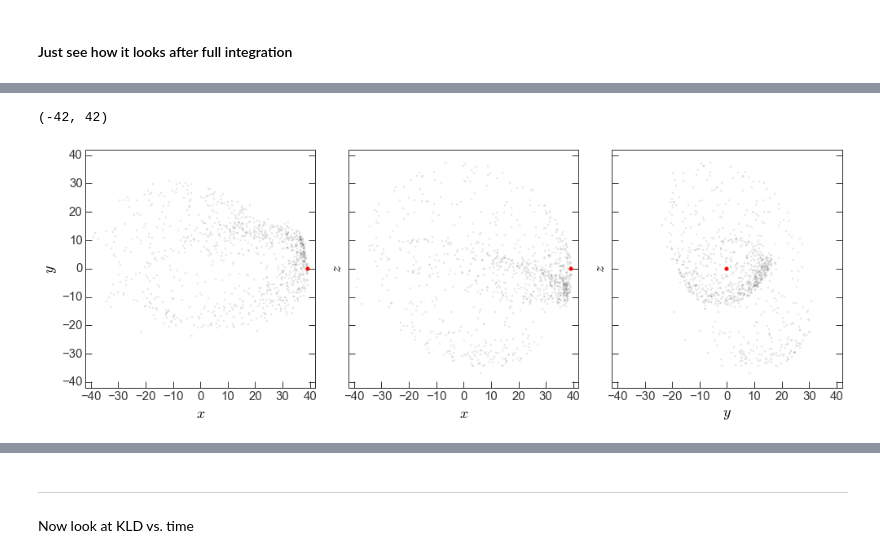
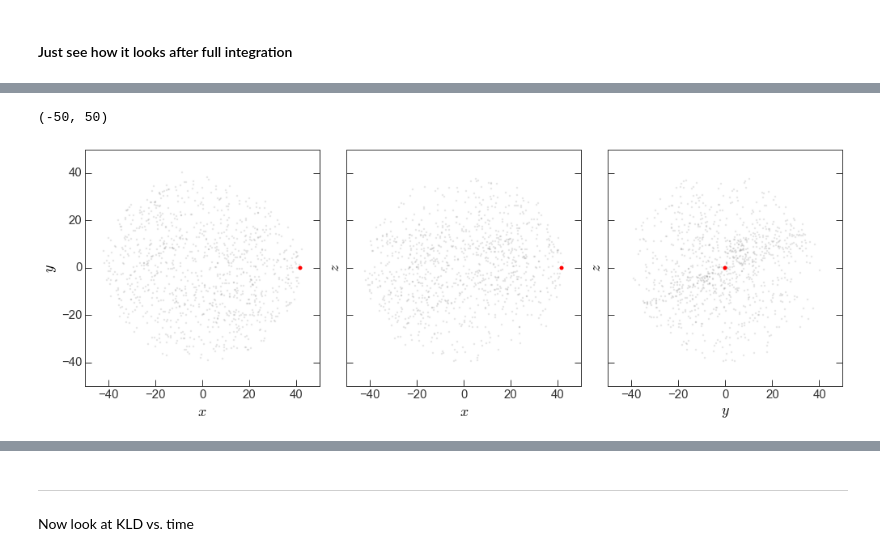
Before and after one commit to adrn/StreamMorphology, a Jupyter notebook: notebooks/Figure - two orbits.ipynb, the cells around one changed output, grey strips where cells are left out. Cells and saved outputs as stored; diff of their text form; code cells hidden in the pictures.

```diff
--- a/notebooks/Figure - two orbits.ipynb
+++ b/notebooks/Figure - two orbits.ipynb
@@ -365,15 +389,15 @@ fig.tight_layout()
 # slow_fast_w0 = np.array([[9.849999999999998, 0.0, 14.349999999999998, 0.0, 0.2057518218440997, 0.0],
 #                          [9.849999999999998, 0.0, 14.599999999999998, 0.0, 0.20456828999924367, 0.0]])
 # %%
-evtime = 12000.
+evtime = 100000.
 # %%
 slow_w0,dt,slow_nsteps,slow_apo_ixes = peri_to_apo(slow_fast_w0[0], potential, evolution_time=evtime)
 fast_w0,dt,fast_nsteps,fast_apo_ixes = peri_to_apo(slow_fast_w0[1], potential, evolution_time=evtime)
 # %% [markdown]
 #### Just see how it looks after full integration
 # %%
-slow_ball_w0 = create_ball(slow_w0, potential, m_scale=2500000., N=1000)
-fast_ball_w0 = create_ball(fast_w0, potential, m_scale=2500000., N=1000)
+slow_ball_w0 = create_ball(slow_w0, potential, m_scale=10000., N=1000)
+fast_ball_w0 = create_ball(fast_w0, potential, m_scale=10000., N=1000)
 # %%
 slow_t,sloww = potential.integrate_orbit(slow_w0, dt=dt, nsteps=slow_nsteps,
                                          Integrator=gi.DOPRI853Integrator)
@@ -404,6 +429,8 @@ fast_ball = fast_ensemble.ensemble_integrate(potential.c_instance, fast_ball_w0.
 # %%
 slow_ball_aligned = align_ensemble(slow_ball)
 fast_ball_aligned = align_ensemble(fast_ball)
+# %%
+jjj = 50
 # %%
 fig = gd.plot_orbits(slow_ball_aligned, linestyle='none', alpha=0.1,
                      subplots_kwargs=dict(sharex=True, sharey=True))
@@ -417,10 +444,10 @@ fig.axes[0].set_ylim(-42,42)
 # %%
 fig = gd.plot_orbits(fast_ball_aligned, linestyle='none', alpha=0.1,
                      subplots_kwargs=dict(sharex=True, sharey=True))
 fig = gd.plot_orbits(fast_ball_aligned[0][None], linestyle='none', c='r',
                      alpha=1., marker='o', axes=fig.axes)
-fig.axes[0].set_xlim(-42,42)
-fig.axes[0].set_ylim(-42,42)
+fig.axes[0].set_xlim(-jjj,jjj)
+fig.axes[0].set_ylim(-jjj,jjj)
 # %% [output]
-(-42, 42)
+(-50, 50)
-[figure, old version]
+[figure, new version]
```
Also changed, not shown: parts of 26 cells of this notebook, 5 other files.
